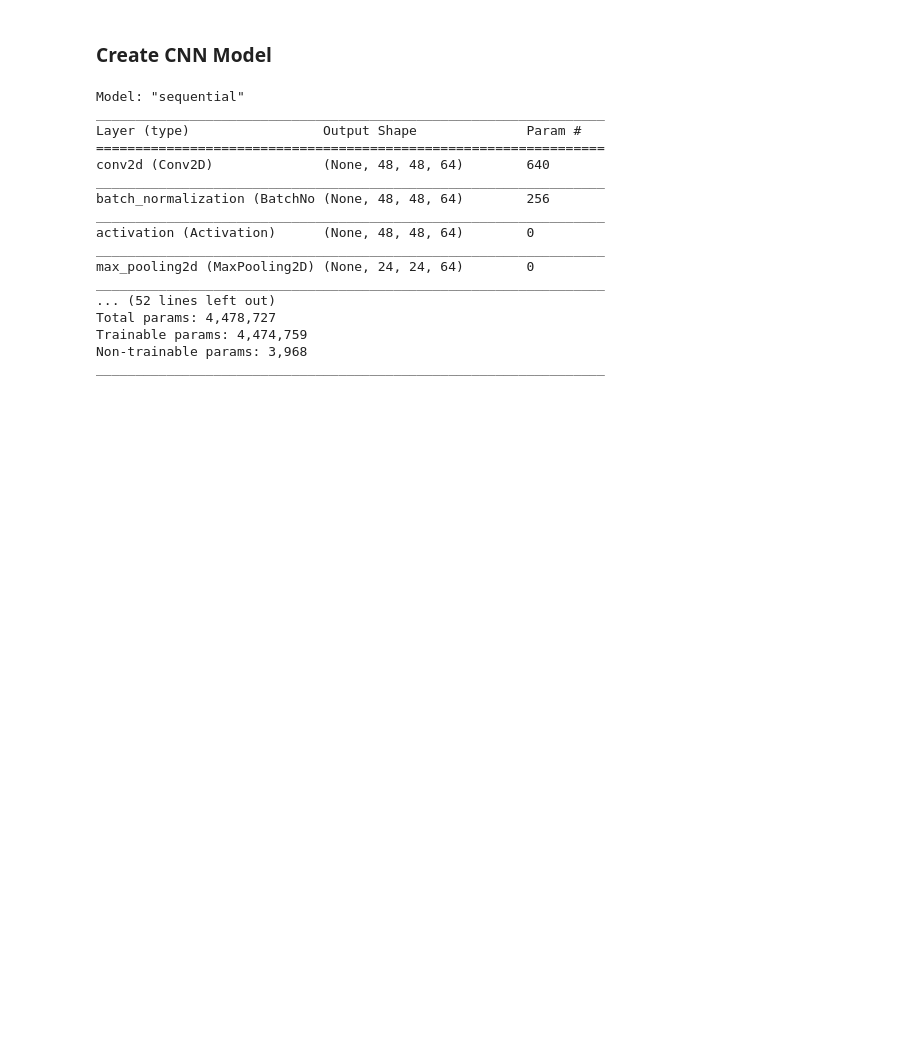
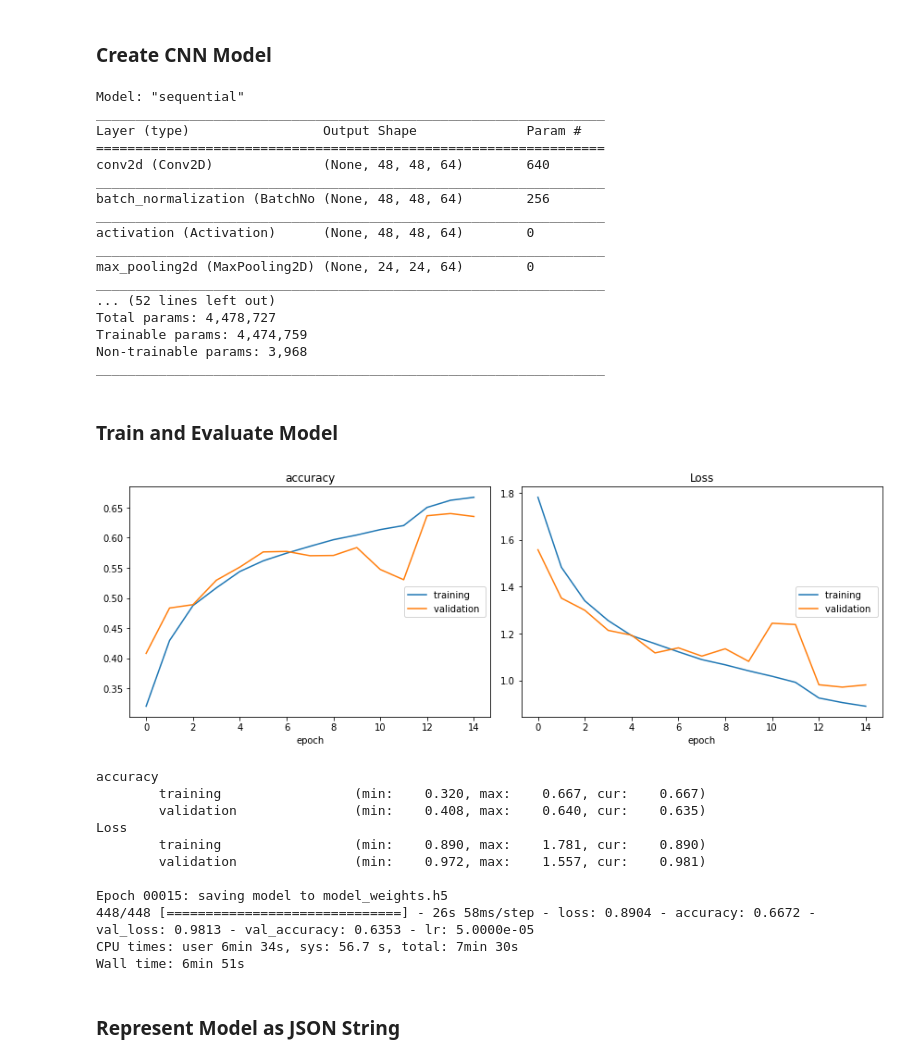
Before and after one commit to AdityaSingh17/Emotinet, a Jupyter notebook: Facial_Expression_Training.ipynb, the cells around one changed output. Cells and saved outputs as stored; diff of their text form; code cells hidden in the pictures; blank space fills up the shorter version.

Commit message:
Notebook for training the facial expression recognizer.

```diff
--- a/Facial_Expression_Training.ipynb
+++ b/Facial_Expression_Training.ipynb
@@ -136,3 +136,41 @@ Total params: 4,478,727
 Trainable params: 4,474,759
 Non-trainable params: 3,968
 _________________________________________________________________
+# %% [markdown]
+### Train and Evaluate Model
+# %%
+%%time
+
+epochs = 15
+steps_per_epoch = train_generator.n//train_generator.batch_size
+validation_steps = validation_generator.n//validation_generator.batch_size
+
+reduce_lr = ReduceLROnPlateau(monitor='val_loss', factor=0.1,
+                              patience=2, min_lr=0.00001, mode='auto')
+checkpoint = ModelCheckpoint("model_weights.h5", monitor='val_accuracy',
+                             save_weights_only=True, mode='max', verbose=1)
+callbacks = [PlotLossesKerasTF(), checkpoint, reduce_lr]
+
+history = model.fit(
+    x=train_generator,
+    steps_per_epoch=steps_per_epoch,
+    epochs=epochs,
+    validation_data = validation_generator,
+    validation_steps = validation_steps,
+    callbacks=callbacks
+)
+# %% [output]
+[figure, added]
+accuracy
+        training                 (min:    0.320, max:    0.667, cur:    0.667)
+        validation               (min:    0.408, max:    0.640, cur:    0.635)
+Loss
+        training                 (min:    0.890, max:    1.781, cur:    0.890)
+        validation               (min:    0.972, max:    1.557, cur:    0.981)
+
+Epoch 00015: saving model to model_weights.h5
+448/448 [==============================] - 26s 58ms/step - loss: 0.8904 - accuracy: 0.6672 - val_loss: 0.9813 - val_accuracy: 0.6353 - lr: 5.0000e-05
+CPU times: user 6min 34s, sys: 56.7 s, total: 7min 30s
+Wall time: 6min 51s
+# %% [markdown]
+### Represent Model as JSON String
```
Also changed, not shown: parts of 4 cells of this notebook.
